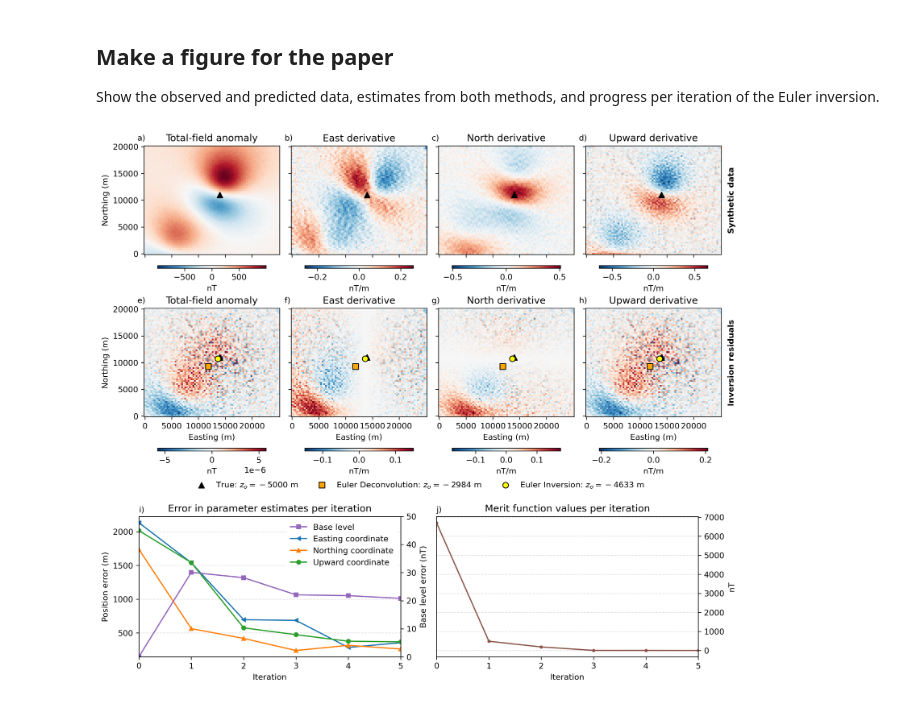
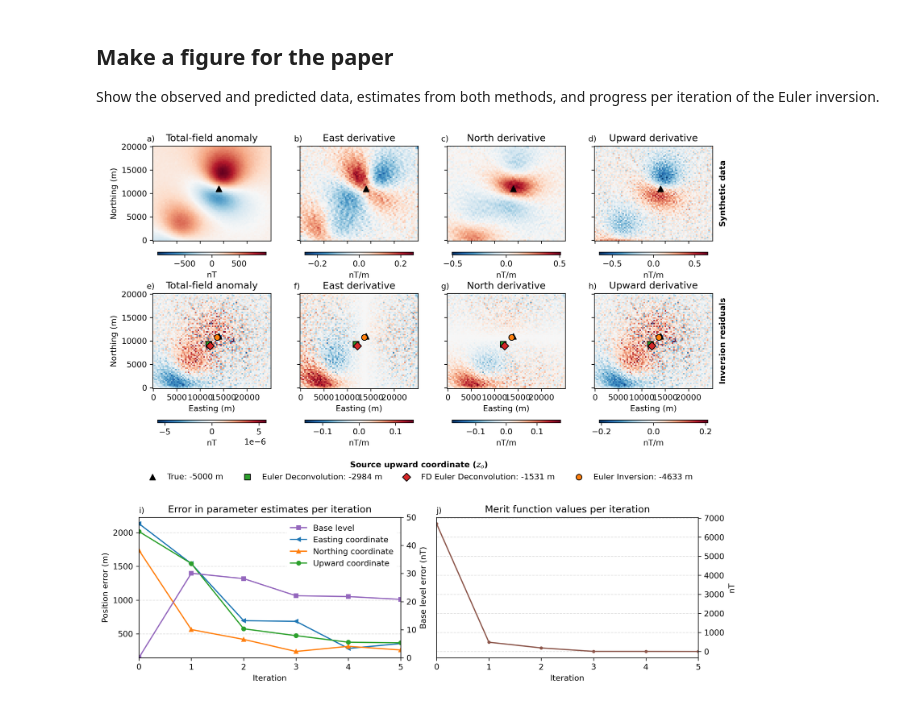
Before and after one commit to compgeolab/euler-inversion, a Jupyter notebook: code/synthetic-proof-of-concept.ipynb, the cells around one changed output. Saved outputs shown, nothing was run; the diff lists cells and outputs as text; code cells hidden in the pictures.

```diff
--- a/code/synthetic-proof-of-concept.ipynb
+++ b/code/synthetic-proof-of-concept.ipynb
@@ -98,0 +101,8 @@ Wall time: 1.91 ms
+# %%
+%%time
+edfd = euler.EulerDeconvolutionFD().fit_grid(data)
+print("Position:")
+print(f"  True      = {true_coordinates}")
+print(f"  Estimated = {edfd.location_}")
+print(f"  STD       = {np.sqrt(np.diag(edfd.covariance_))}")
+print(f"SI: {edfd.structural_index_}")
@@ -186,7 +204,7 @@ for field, ax in zip(
     )
     inv = ax.scatter(
         *ei.location_[:2],
-        c="yellow",
+        c=colors[1],
         s=marker_size,
         marker="o",
         linewidths=1,
@@ -194,24 +212,36 @@ for field, ax in zip(
     )
     deconv = ax.scatter(
         *ed.location_[:2],
-        c="orange",
+        c=colors[2],
         s=marker_size,
         marker="s",
         linewidths=1,
         edgecolors="black",
     )
+    fd = ax.scatter(
+        *edfd.location_[:2],
+        c=colors[3],
+        s=marker_size,
+        marker="D",
+        linewidths=1,
+        edgecolors="black",
+    )
 figures[0].legend(
-    [true, deconv, inv],
+    [true, deconv, fd, inv],
     [
-        f"True: $z_o = {true_coordinates[-1]:.0f}$ m",
-        f"Euler Deconvolution: $z_o = {ed.location_[-1]:.0f}$ m",
-        f"Euler Inversion: $z_o = {ei.location_[-1]:.0f}$ m",
+        f"True: {true_coordinates[-1]:.0f} m",
+        f"Euler Deconvolution: {ed.location_[-1]:.0f} m",
+        f"FD Euler Deconvolution: {edfd.location_[2]:.0f} m",
+        f"Euler Inversion: {ei.location_[-1]:.0f} m",
     ],
+    title="Source upward coordinate ($z_o$)",
+    title_fontproperties=dict(weight="bold"),
     framealpha=1,
     facecolor="#ffffff",
     edgecolor="#ffffff",
-    ncols=3,
+    ncols=4,
     loc="outside lower center",
+    borderpad=1.5,
 )
 for ax in axes[1, :]:
     ax.set_xticks(np.arange(0, 25e3, 5e3))
@@ -245,31 +275,31 @@ ax1.legend(
     facecolor="#ffffff",
     edgecolor="#ffffff",
 )
 twin.set_ylim(0, base_level / 2)
 twin.set_ylabel("Base level error (nT)")
 ax1.set_xlabel("Iteration")
 ax1.set_ylabel("Position error (m)")
 ax1.set_title("Error in parameter estimates per iteration")
 ax1.set_xlim(0, len(east_error) - 1)
 
 ax2.grid(axis="y", alpha=0.4, linestyle="--")
 ax2.plot(ei.merit_, label="Merit", color=colors[5], marker=".", linestyle="-")
 
 ax2.set_xlabel("Iteration")
 ax2.set_ylabel("nT")
 ax2.yaxis.set_label_position("right")
 ax2.yaxis.tick_right()
 ax2.set_title("Merit function values per iteration")
 ax2.set_xlim(0, len(east_error) - 1)
 
 for ax, label in zip([ax1, ax2], "ij"):
     ax.text(0, 1.03, f"{label})", transform=ax.transAxes)
 
 # Save the figure and display the saved figure because savefig and
 # show can sometimes create slightly different figures
 figfile = Path("..") / "paper" / "figures" / "synthetic-proof-of-concept.png"
 fig.savefig(figfile, dpi=300, bbox_inches="tight")
 plt.close()
 Image(figfile)
 # %% [output]
-[figure, old version]
+[figure, new version]
```
Also changed, not shown: parts of 4 cells of this notebook, 2 other files.
